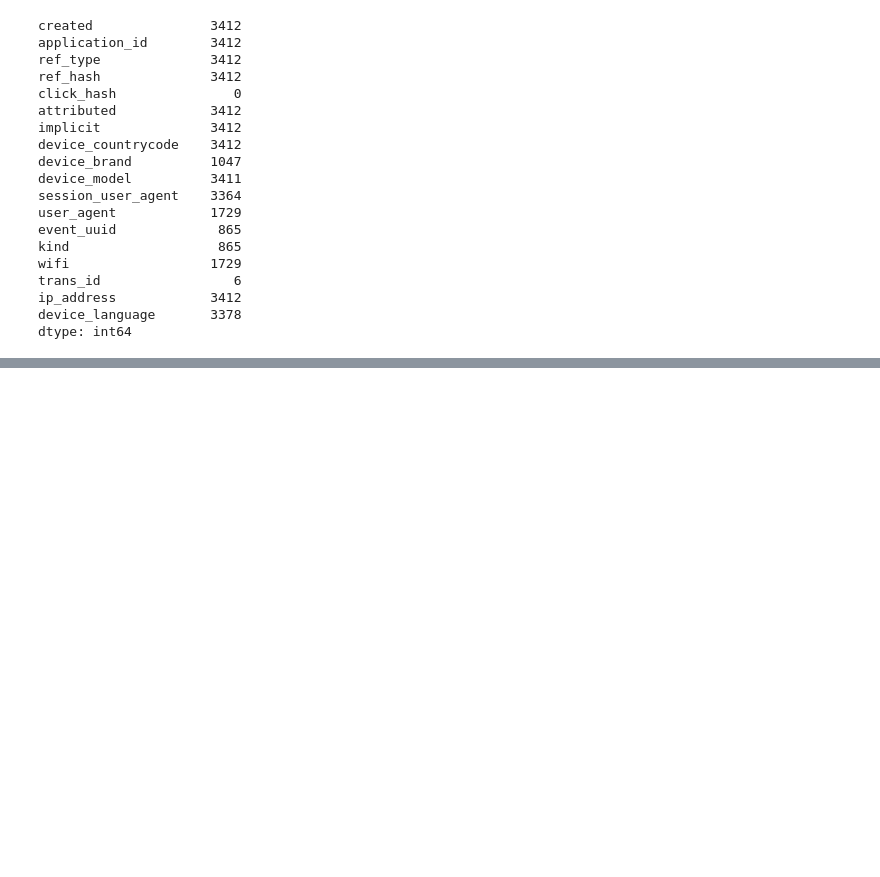
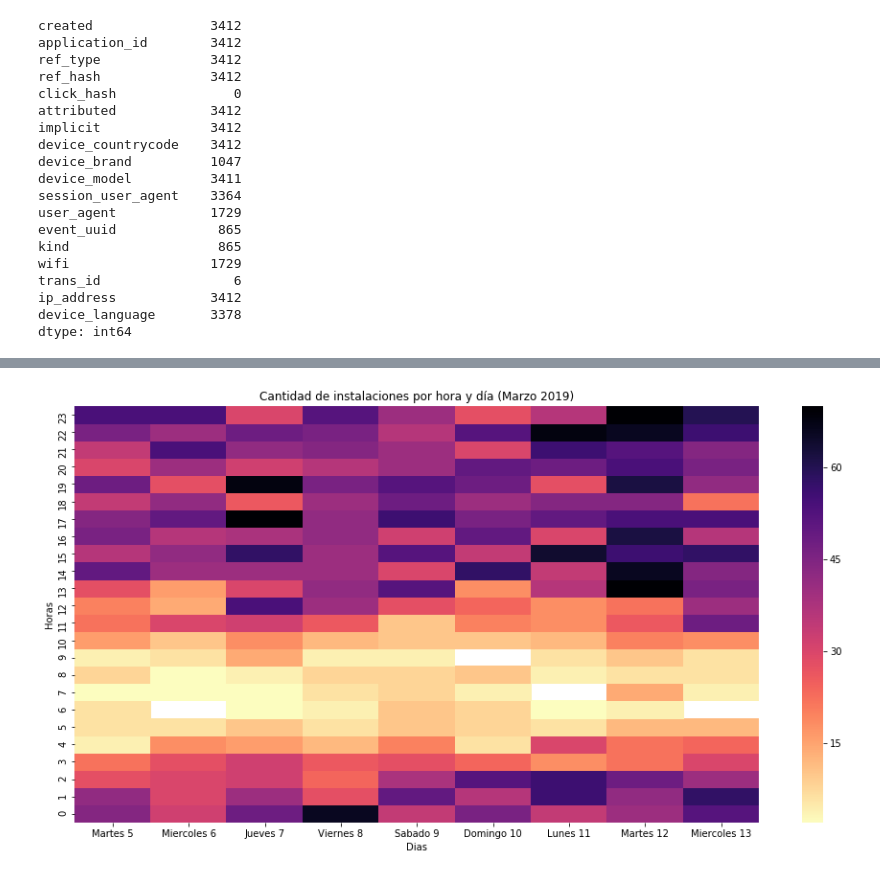
Before and after one commit to cruzpa95/Datos2019, a Jupyter notebook: installs.ipynb, the cells around one changed output, grey strips where cells are left out. Drawn from its saved outputs; the diff is of its cells as text; code cells hidden in the pictures; blank space fills up the shorter version.

Commit message:
Agrego cosas a installs

```diff
--- a/installs.ipynb
+++ b/installs.ipynb
@@ -96,0 +205,9 @@ dtype: int64
+# %%
+plt.style.use('seaborn-darkgrid')
+palette = plt.get_cmap('Set1')
+# %%
+actividad = installs.loc[:,['created', 'application_id', 'ref_hash']]
+actividad['created'] = pd.to_datetime(actividad['created'])
+actividad['dia'] = actividad['created'].dt.day
+actividad['hora'] = actividad['created'].dt.hour
+actividad.head(10)
@@ -96,0 +226,12 @@ dtype: int64
+# %%
+actividad2 = actividad.loc[:,['dia', 'hora']].groupby(['dia', 'hora']).agg(np.size).reset_index()
+pivoted = pd.pivot_table(actividad2, values=0, columns='dia', index='hora')
+fig, ax = plt.subplots(figsize=(16,8))
+g = sns.heatmap(pivoted,cmap='magma_r');
+g.set_title("Cantidad de instalaciones por hora y día (Marzo 2019)")
+g.set_xlabel('Dias')
+g.set_ylabel('Horas')
+g.set_xticklabels(['Martes 5', 'Miercoles 6','Jueves 7','Viernes 8','Sabado 9','Domingo 10', 'Lunes 11', 'Martes 12', 'Miercoles 13'])
+g.invert_yaxis()
+# %% [output]
+[figure, added]
```
Also changed, not shown: parts of 23 cells of this notebook.
